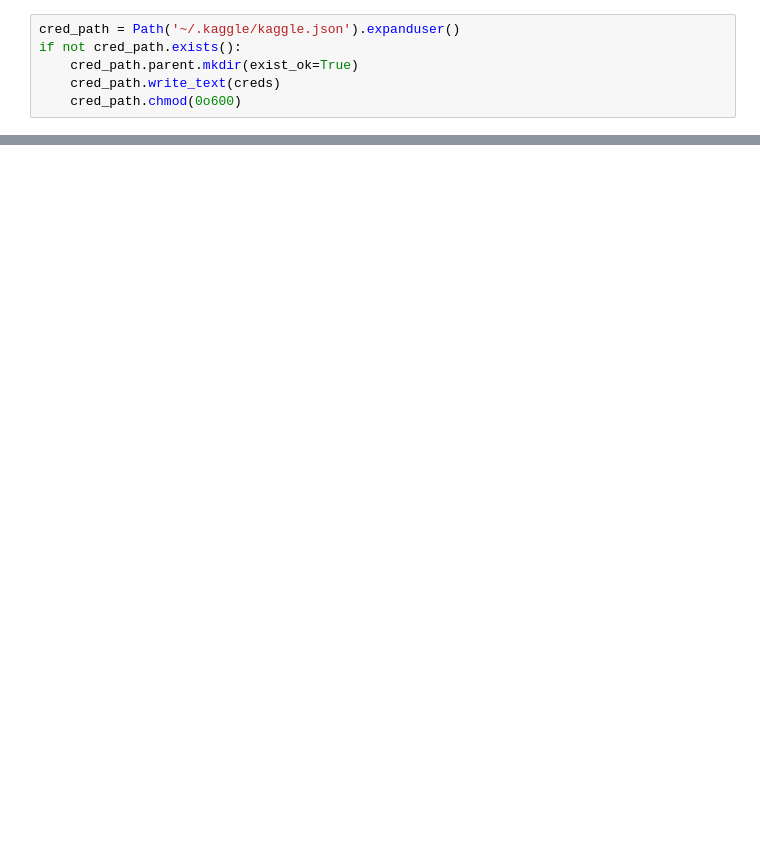
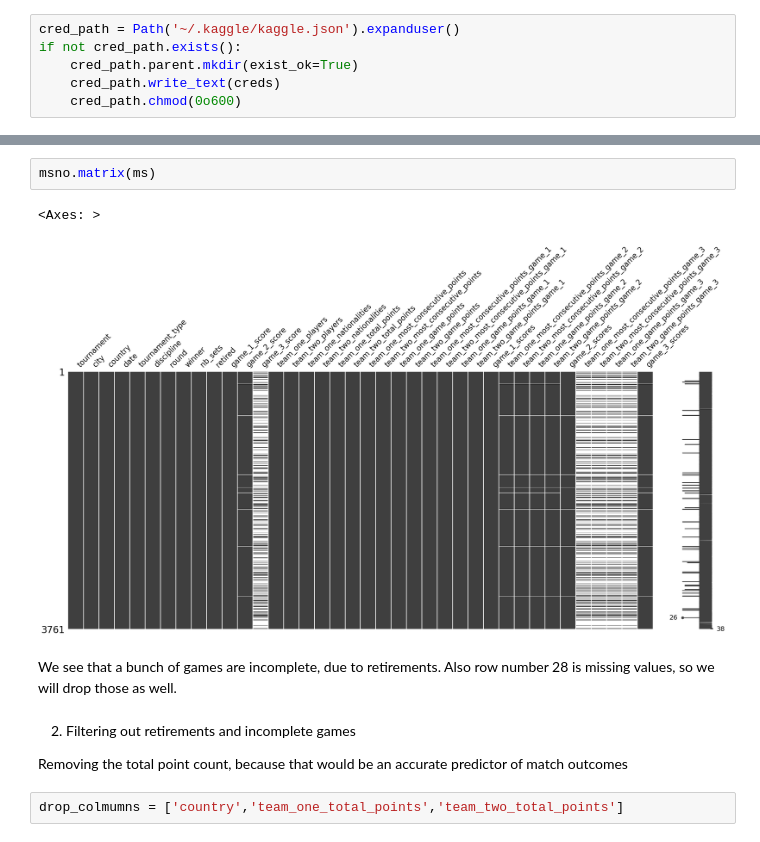
Before and after one commit to MostValue/fast-ai, a Jupyter notebook: projects/badminton_game_theory.ipynb, the cells around one changed output, grey strips where cells are left out. Drawn from its saved outputs; the diff is of its cells as text; blank space fills up the shorter version.

```diff
--- a/projects/badminton_game_theory.ipynb
+++ b/projects/badminton_game_theory.ipynb
@@ -50,0 +91,13 @@ Path.BASE_PATH = path
+# %%
+msno.matrix(ms)
+# %% [output]
+<Axes: >
+[figure, added]
+# %% [markdown]
+We see that a bunch of games are incomplete, due to retirements. Also row number 28 is missing values, so we will drop those as well.
+# %% [markdown]
+2. Filtering out retirements and incomplete games
+
+Removing the total point count, because that would be an accurate predictor of match outcomes
+# %%
+drop_colmumns = ['country','team_one_total_points','team_two_total_points']
```
Also changed, not shown: parts of 30 cells of this notebook.
